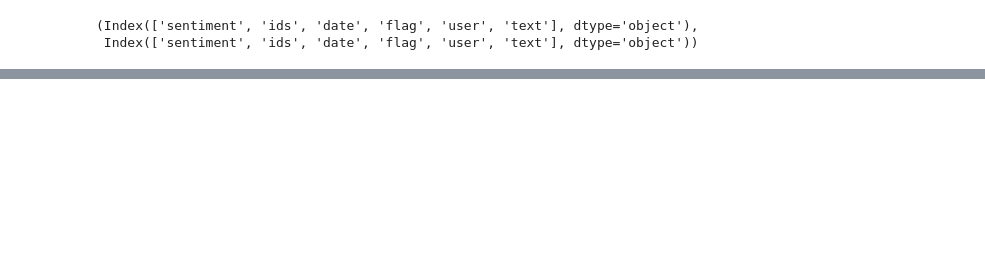
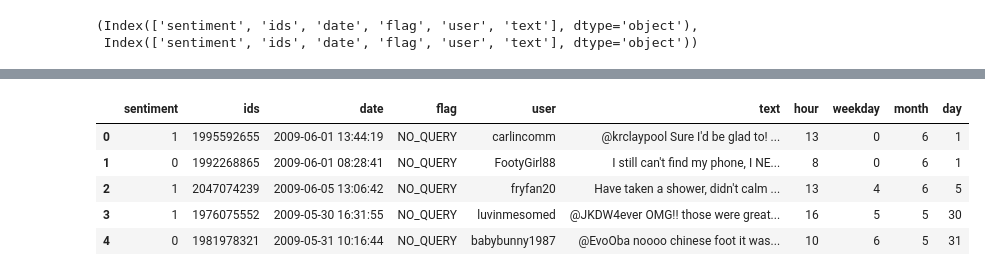
Before and after one commit to taha-kms/Tweet-Sentiment-Analysis, a Jupyter notebook: main.ipynb, the cells around one changed output, grey strips where cells are left out. Saved outputs shown, nothing was run; the diff lists cells and outputs as text; code cells hidden in the pictures; blank space fills up the shorter version.

```diff
--- a/main.ipynb
+++ b/main.ipynb
@@ -38,0 +59,16 @@ KeyError: "['text'] not in index"
+# %%
+# creation column of hour, weekday, month from date
+merged_df["hour"] = merged_df["date"].apply(lambda x: x.hour)
+merged_df["weekday"] = merged_df["date"].apply(lambda x: x.weekday())
+merged_df["month"] = merged_df["date"].apply(lambda x: x.month)
+merged_df["day"] = merged_df["date"].apply(lambda x: x.day)
+
+
+merged_df.head()
+# %% [output]
+|  | sentiment | ids | date | flag | user | text | hour | weekday | month | day |
+| 0 | 1 | 1995592655 | 2009-06-01 13:44:19 | NO_QUERY | carlincomm | @krclaypool Sure I'd be glad to! ... | 13 | 0 | 6 | 1 |
+| 1 | 0 | 1992268865 | 2009-06-01 08:28:41 | NO_QUERY | FootyGirl88 | I still can't find my phone, I NE... | 8 | 0 | 6 | 1 |
+| 2 | 1 | 2047074239 | 2009-06-05 13:06:42 | NO_QUERY | fryfan20 | Have taken a shower, didn't calm ... | 13 | 4 | 6 | 5 |
+| 3 | 1 | 1976075552 | 2009-05-30 16:31:55 | NO_QUERY | luvinmesomed | @JKDW4ever OMG!! those were great... | 16 | 5 | 5 | 30 |
+| 4 | 0 | 1981978321 | 2009-05-31 10:16:44 | NO_QUERY | babybunny1987 | @EvoOba noooo chinese foot it was... | 10 | 6 | 5 | 31 |
```
Also changed, not shown: parts of 15 cells of this notebook.
